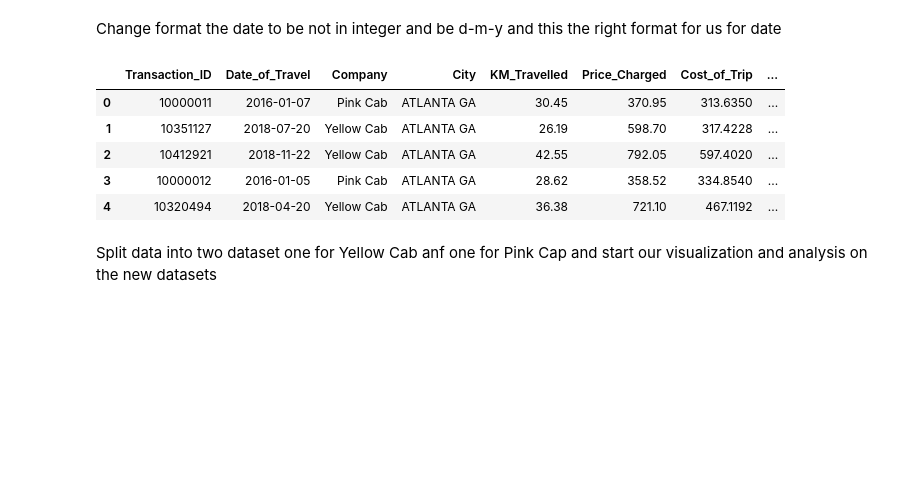
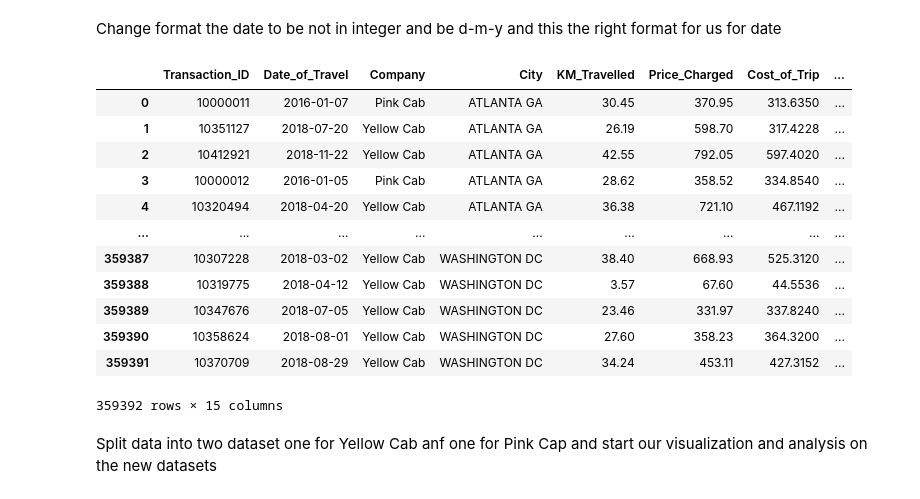
Before and after one commit to Mariamali2001/Data_Glacier_virtual_internship, a Jupyter notebook: Week2/Notebook.ipynb, the cells around one changed output. Cells and saved outputs as stored; diff of their text form; code cells hidden in the pictures; blank space fills up the shorter version.

```diff
--- a/Week2/Notebook.ipynb
+++ b/Week2/Notebook.ipynb
@@ -307,19 +361,26 @@ Change format the date to be not in integer and be d-m-y and this the right form
 # %%
 
 def todate_format(n):
-    date_str =(datetime(1899,12,30) + timedelta(n-1)).strftime("%d-%m-%Y")
-    date_date =  datetime.strptime(date_str, "%d-%m-%Y")
-    return date_date
+    start =(datetime(1899,12,30) + timedelta(n-1)).strftime("%d-%m-%Y")
+    new_data =  datetime.strptime(start, "%d-%m-%Y")
+    return new_data
 
 Final_cab_data['Date_of_Travel']=Final_cab_data['Date_of_Travel'].apply(lambda x:todate_format(x))
-Final_cab_data.head()
+Final_cab_data
 # %% [output]
 |  | Transaction_ID | Date_of_Travel | Company | City | KM_Travelled | Price_Charged | Cost_of_Trip | ... |
 | 0 | 10000011 | 2016-01-07 | Pink Cab | ATLANTA GA | 30.45 | 370.95 | 313.6350 | ... |
 | 1 | 10351127 | 2018-07-20 | Yellow Cab | ATLANTA GA | 26.19 | 598.70 | 317.4228 | ... |
 | 2 | 10412921 | 2018-11-22 | Yellow Cab | ATLANTA GA | 42.55 | 792.05 | 597.4020 | ... |
 | 3 | 10000012 | 2016-01-05 | Pink Cab | ATLANTA GA | 28.62 | 358.52 | 334.8540 | ... |
 | 4 | 10320494 | 2018-04-20 | Yellow Cab | ATLANTA GA | 36.38 | 721.10 | 467.1192 | ... |
+| ... | ... | ... | ... | ... | ... | ... | ... | ... |
+| 359387 | 10307228 | 2018-03-02 | Yellow Cab | WASHINGTON DC | 38.40 | 668.93 | 525.3120 | ... |
+| 359388 | 10319775 | 2018-04-12 | Yellow Cab | WASHINGTON DC | 3.57 | 67.60 | 44.5536 | ... |
+| 359389 | 10347676 | 2018-07-05 | Yellow Cab | WASHINGTON DC | 23.46 | 331.97 | 337.8240 | ... |
+| 359390 | 10358624 | 2018-08-01 | Yellow Cab | WASHINGTON DC | 27.60 | 358.23 | 364.3200 | ... |
+| 359391 | 10370709 | 2018-08-29 | Yellow Cab | WASHINGTON DC | 34.24 | 453.11 | 427.3152 | ... |
+359392 rows × 15 columns
 # %% [markdown]
 Split data into two dataset one for Yellow Cab anf one for Pink Cap and start our visualization and analysis on the new datasets
 # %% [markdown]
```
Also changed, not shown: parts of 21 cells of this notebook.
